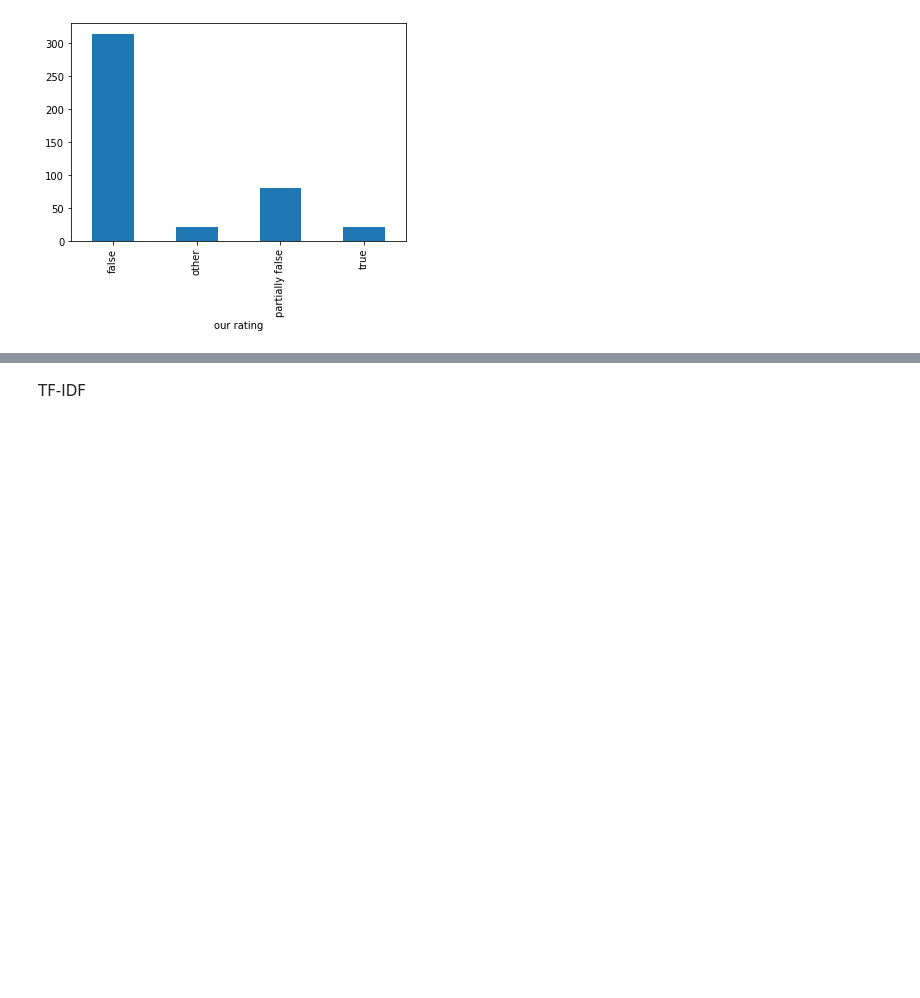
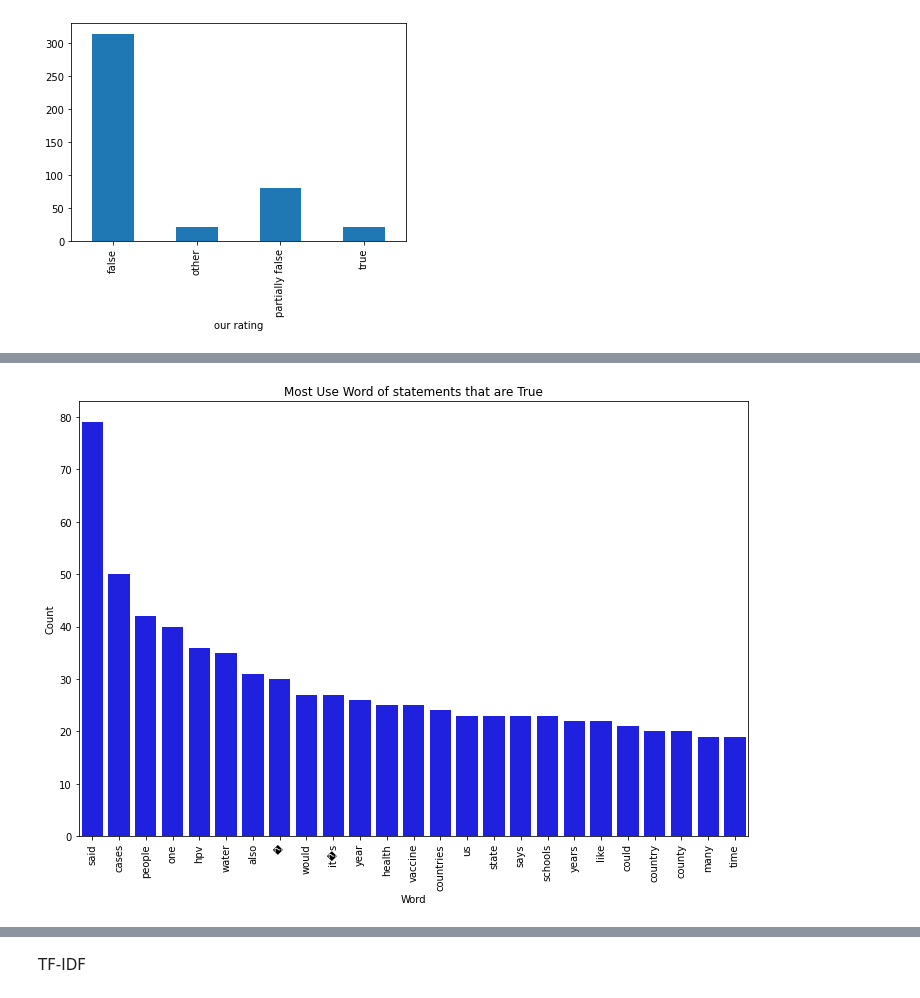
Before and after one commit to SaifuddinGsohan/CLEF2021, a Jupyter notebook: task3/FND DA.ipynb, the cells around one changed output, grey strips where cells are left out. Cells and saved outputs as stored; diff of their text form; code cells hidden in the pictures; blank space fills up the shorter version.

```diff
--- a/task3/FND DA.ipynb
+++ b/task3/FND DA.ipynb
@@ -279 +281,5 @@ def counter(text, column_text, quantity):
+# %%
+all_true_word = counter(data[data['our rating'] == 'true'], 'text', 25, 'True')
+# %% [output]
+[figure, added]
 # %%
```
Also changed, not shown: parts of 10 cells of this notebook.
